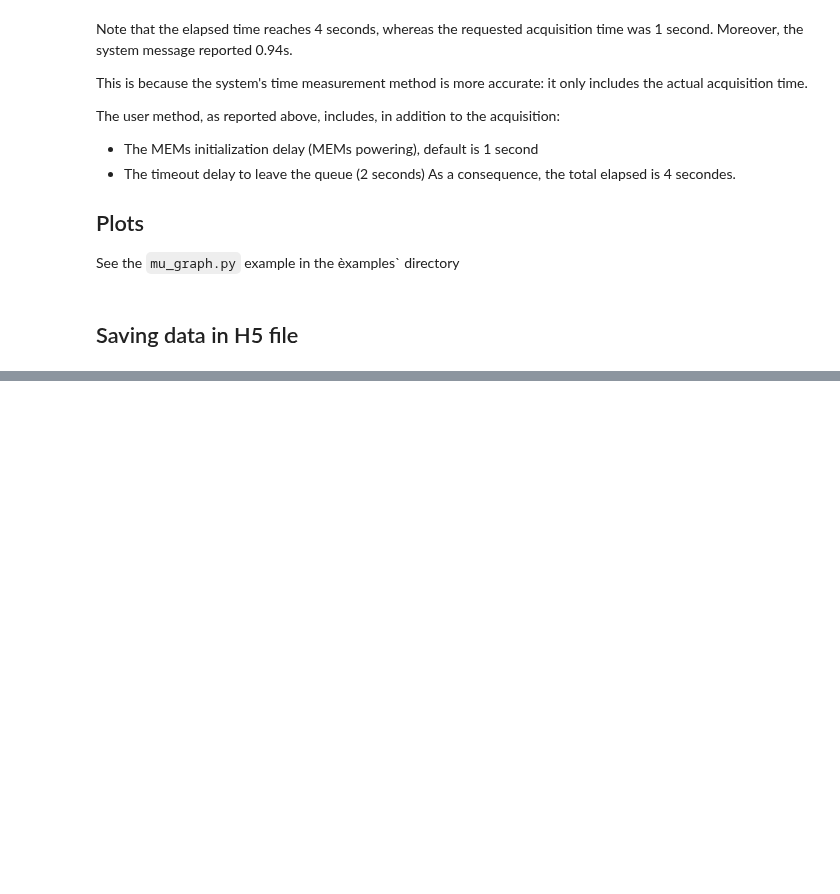
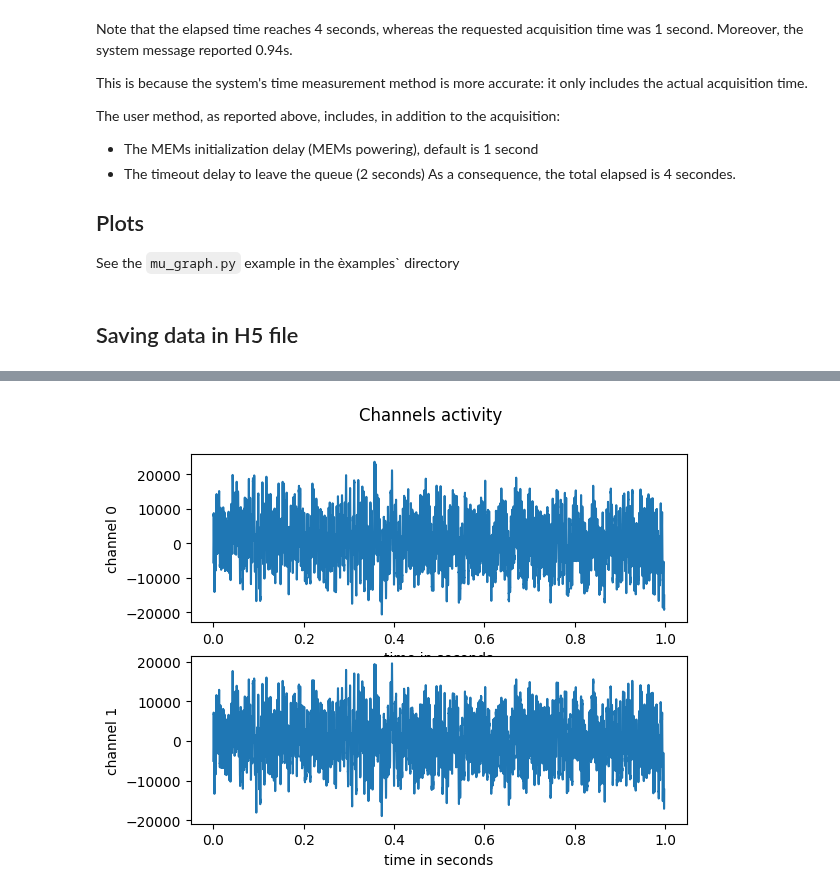
Before and after one commit to bimea/megamicros, a Jupyter notebook: notebooks/getstarted_Megamicros.ipynb, the cells around one changed output, grey strips where cells are left out. Cells and saved outputs as stored; diff of their text form; code cells hidden in the pictures; blank space fills up the shorter version.

```diff
--- a/notebooks/getstarted_Megamicros.ipynb
+++ b/notebooks/getstarted_Megamicros.ipynb
@@ -171,0 +164,27 @@ antenna.wait()
+# %%
+# Reinit the antenna
+antenna_h5 = MemsArrayH5(
+    filename='test.h5',
+)
+
+# Choose MEMS to plot
+MEMS = [0, 1]
+
+# Init a np.ndarray
+signals = np.ndarray( (0, len(MEMS) ) )
+
+# Run the H5 antenna
+antenna_h5.run(
+    duration=1,
+    mems = MEMS,
+    real_time=False,
+)
+
+# Get signals
+for data in antenna_h5:
+    print( f"data shape={np.shape(data)}")
+    signals = np.concatenate( ( signals, data ), axis=0 )
+
+# waiting for the end of the running thread is mandatory
+antenna_h5.wait()
+print( f"exit from loop. Signal shape is: {np.shape( signals )}" )
@@ -171,0 +226,13 @@ antenna.wait()
+# %%
+# plot signals
+time = np.array( range( np.size(signals,0) ) )/antenna_h5.sampling_frequency
+#time = np.array( range( 1000 ) )/antenna_h5.sampling_frequency
+fig, axs = plt.subplots( antenna_h5.channels_number )
+fig.suptitle('Channels activity')
+for s in range( antenna_h5.channels_number ):
+    axs[s].plot( time, signals[:len(time),s] )
+    axs[s].set( xlabel='time in seconds', ylabel='channel %d' % s )
+
+plt.show()
+# %% [output]
+[figure, added]
```
Also changed, not shown: parts of 8 cells of this notebook, 8 other files.
